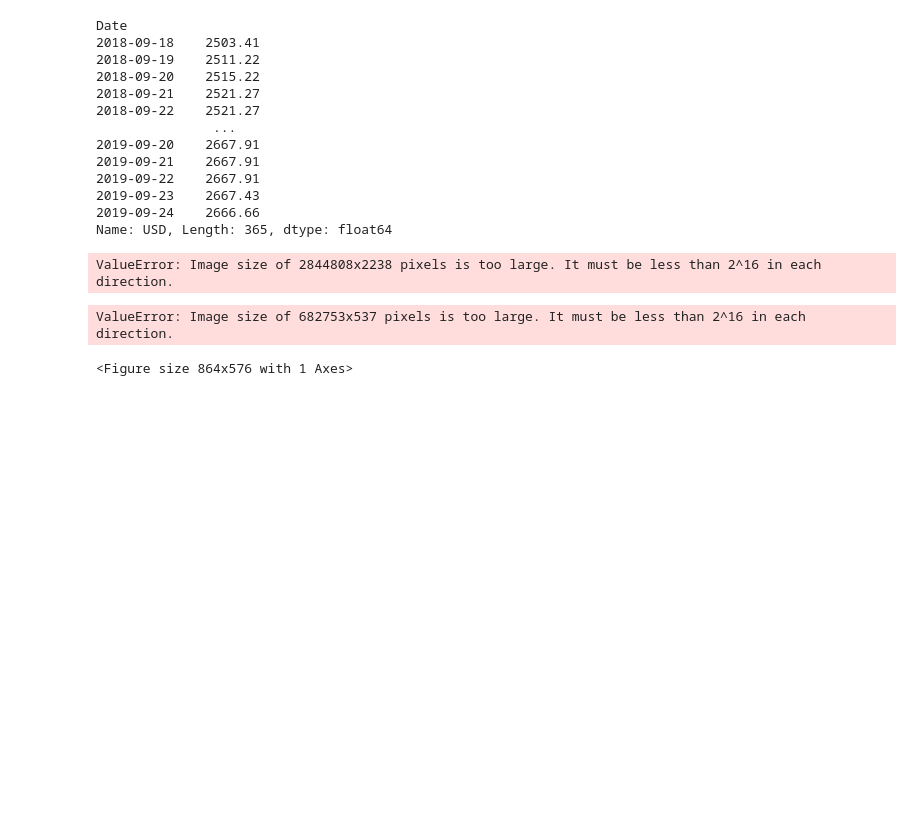
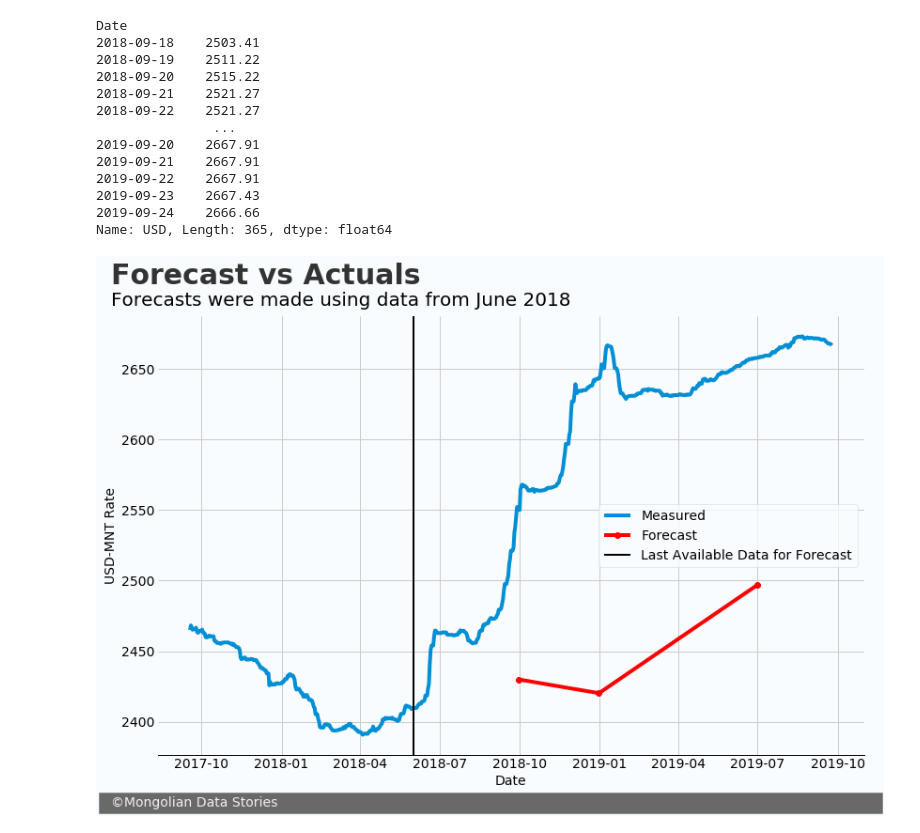
Before and after one commit to ugysteel/Mongolian-Data-Stories, a Jupyter notebook: MNT Exchange Rate Forecast/Part 3 - Follow up/Follow Up.ipynb, the cells around one changed output. Drawn from its saved outputs; the diff is of its cells as text; code cells hidden in the pictures; blank space fills up the shorter version.

```diff
--- a/MNT Exchange Rate Forecast/Part 3 - Follow up/Follow Up.ipynb
+++ b/MNT Exchange Rate Forecast/Part 3 - Follow up/Follow Up.ipynb
@@ -81,17 +81,14 @@ Name: USD, Length: 365, dtype: float64
 # %%
 fig, ax = plt.subplots()
 ax.plot(usd.index[-730:], usd['USD'][-730:])
 ax.plot(forecast.index, forecast['value'], color='red',marker='o')
 ax.axvline(x='2018-06', color='black', linewidth=2)
 ax.set_xlabel('Date')
 ax.set_ylabel('USD-MNT Rate')
-ax.set_title("Forecast vs Actuals")
 ax.legend(labels=['Measured', 'Forecast', 'Last Available Data for Forecast'])
-#ax.text(x = -7, y = 1650, s = 'Sqair Artificial Pollution Test', fontsize=30, weight='bold', alpha=.8)
-#ax.text(x = -7, y = 1550, s= 'Room of 10 square meters (30 cubic meters of air)', fontsize=20)
-ax.text(x = 2017.10, y = 2600, s = '  ©Mongolian Data Stories                                                                                                                                              ', fontsize = 14, color = '#f0f0f0', backgroundcolor = 'dimgrey')
+ax.text(x = 736500, y = 2710, s = 'Forecast vs Actuals', fontsize=30, weight='bold', alpha=.8)
+ax.text(x = 736500, y = 2695, s= 'Forecasts were made using data from June 2018', fontsize=20)
+ax.text(x = 736490, y = 2340, s = '  ©Mongolian Data Stories                                                                                                                                              ', fontsize = 14, color = '#f0f0f0', backgroundcolor = 'dimgrey')
 plt.savefig('forecast-actuals.png', dpi = 300, bbox_inches="tight")
 # %% [output]
-ValueError: Image size of 2844808x2238 pixels is too large. It must be less than 2^16 in each direction.
-ValueError: Image size of 682753x537 pixels is too large. It must be less than 2^16 in each direction.
-<Figure size 864x576 with 1 Axes>
+[figure, added]
```
Also changed, not shown: 10 other files.
